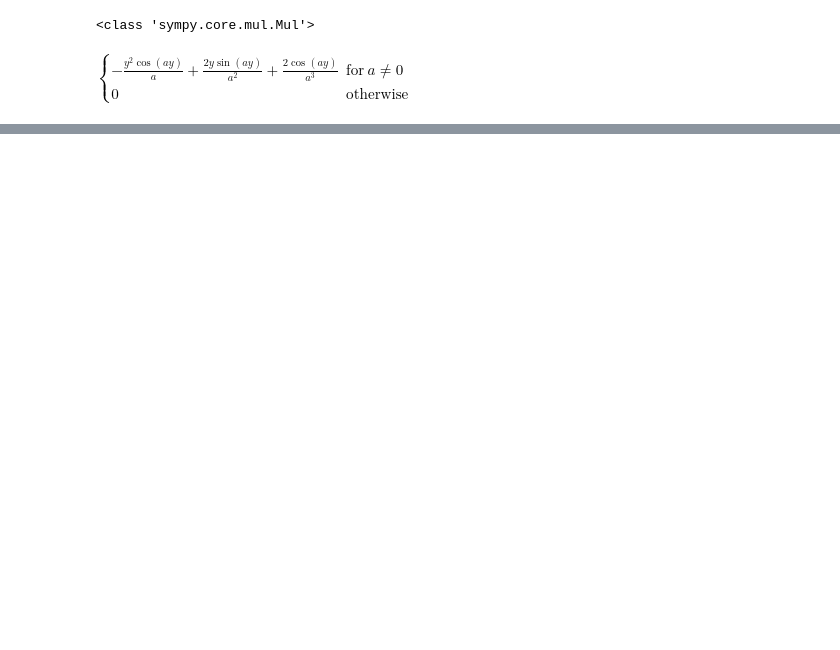
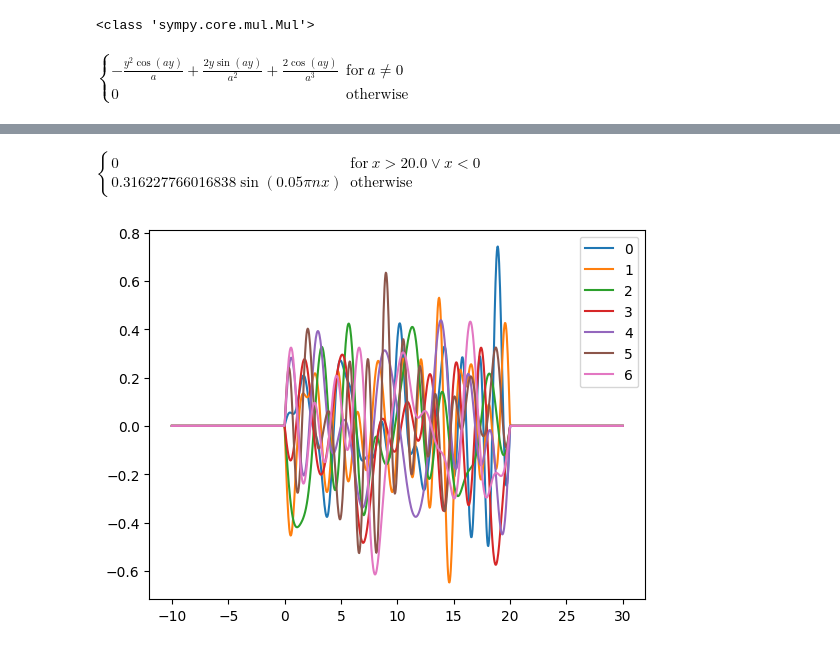
Before and after one commit to chiang-yuan/cyclone, a Jupyter notebook: qm/basics/harmonic-oscillator-1d.ipynb, the cells around one changed output, grey strips where cells are left out. Saved outputs shown, nothing was run; the diff lists cells and outputs as text; code cells hidden in the pictures; blank space fills up the shorter version.

Commit message:
first successful plot

```diff
--- a/qm/basics/harmonic-oscillator-1d.ipynb
+++ b/qm/basics/harmonic-oscillator-1d.ipynb
@@ -145,2 +129,0 @@ $\displaystyle \frac{d^{2}}{d x^{2}} f{\left(x \right)}$
-# %%
-f = phi.integrate(x)
@@ -150,0 +130,2 @@ $\displaystyle - 0.671056161393161 \cos{\left(\frac{3 \pi x}{20} \right)}$
+# %%
+Hmn_ = Hmn[1:,1:]
@@ -150,0 +152,8 @@ $\displaystyle - 0.671056161393161 \cos{\left(\frac{3 \pi x}{20} \right)}$
+# %%
+import scipy.linalg as LA
+from sympy import lambdify
+
+
+eigvalues, eigvectors = LA.eig(Hmn_)
+
+phi_nx = lambdify((x, n), phin.expr, "numpy")
@@ -150,0 +163,39 @@ $\displaystyle - 0.671056161393161 \cos{\left(\frac{3 \pi x}{20} \right)}$
+# %%
+phin.expr
+# %% [output]
+$\displaystyle \begin{cases} 0 & \text{for}\: x > 20.0 \vee x < 0 \\0.316227766016838 \sin{\left(0.05 \pi n x \right)} & \text{otherwise} \end{cases}$
+# %%
+indices = np.argsort(eigvalues)[:7]
+eigvalues[indices]
+eigvectors[indices]
+# %%
+from matplotlib import pyplot as plt
+
+
+fig, ax = plt.subplots()
+
+xs = np.linspace(-0.5*L, 1.5*L, int(1e3))
+
+# ci = eigvectors[6]
+
+# for j in range(len(ci))[:7]:
+#     ys = np.zeros_like(xs)
+#     for i in range(len(ci))[:7]:
+#         # phi_nx = lambdify((x, n), phin.expr, "numpy")
+#         ci = eigvectors[j]
+#         ys += ci[i]*phi_nx(xs, i)
+#     ax.plot(xs, ys, label=f'{j}')
+
+for i, eigvec in enumerate(eigvectors[indices]):
+    ys = np.zeros_like(xs)
+    for j, cij in enumerate(eigvec):
+        ys += cij * phi_nx(xs, j)
+
+    ax.plot(xs, ys, label=f'{i}')
+
+ax.legend()
+# ax.plot(xs, ys)
+
+plt.show()
+# %% [output]
+[figure, added]
```
Also changed, not shown: parts of 24 cells of this notebook.
